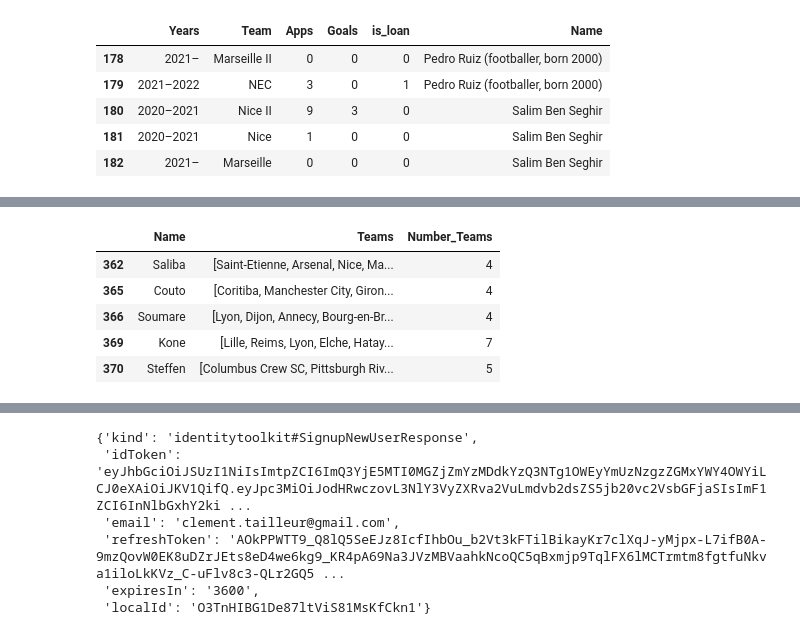
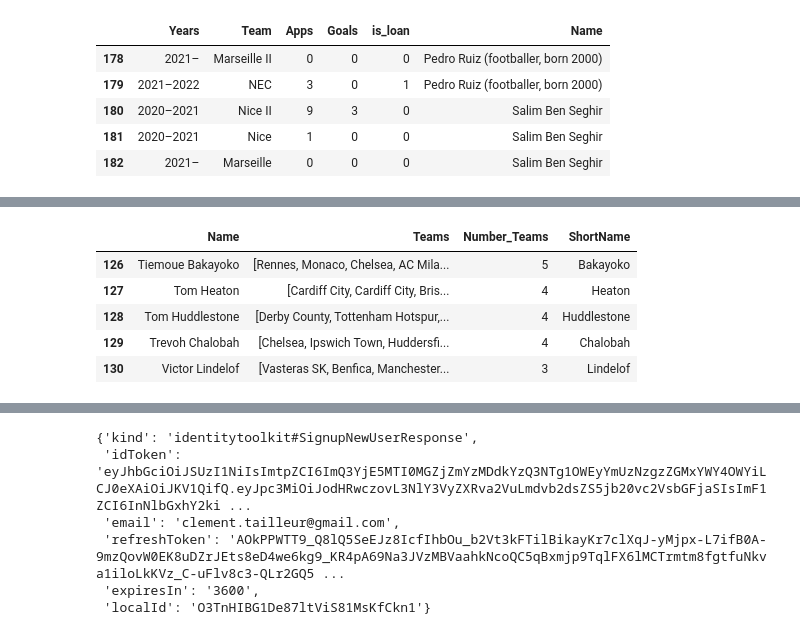
Before and after one commit to ClementTr/sellaci-backend, a Jupyter notebook: data_extract/Scrapper Wiki.ipynb, the cells around one changed output, grey strips where cells are left out. Saved outputs shown, nothing was run; the diff lists cells and outputs as text; code cells hidden in the pictures.

```diff
--- a/data_extract/Scrapper Wiki.ipynb
+++ b/data_extract/Scrapper Wiki.ipynb
@@ -132,9 +132,9 @@ for filename in all_files:
     df = pd.read_csv(filename, index_col=None, header=0)
     li.append(df)
 
-frame = pd.concat(li, axis=0, ignore_index=True).rename(columns={'Team': 'Teams'})[['Name', 'Teams']]
+frame = pd.concat(li, axis=0, ignore_index=True).rename(columns={'Team': 'Teams'})[['Name', 'Teams', 'Apps']]
 
-for c in frame.columns:
+for c in ['Name', 'Teams']:
     frame[c] = frame[c].apply(lambda x: unidecode(unquote(x.strip()))).str.replace(r"\(.*\)", "", regex=True)
 
 
@@ -142,6 +142,7 @@ frame = frame[
     (~frame['Teams'].str.endswith(' B'))
     & (~frame['Teams'].str.endswith(' II'))
     & (~frame['Teams'].str.endswith(' 2'))
+    & (frame['Apps'] > 20)
 ]
 frame.drop_duplicates(inplace=True)
 frame.tail()
@@ -155,3 +155,0 @@ frame.tail()
-# %%
-pd.set_option('display.max_rows', None)
-frame['Teams'].value_counts()
@@ -176,17 +156,17 @@ Name: Teams, dtype: int64
 # %%
 df_final = frame[['Name', 'Teams']].groupby('Name').agg({'Teams': lambda x: list(x)}).reset_index()
 df_final['Number_Teams'] = df_final['Teams'].apply(lambda x: len(x))
 df_final_workable = df_final[
     (df_final['Number_Teams'] >= 3)
     & (df_final['Name'].apply(lambda x: len(x.split())) < 3)
-].copy()
-df_final_workable['Name'] = df_final_workable['Name'].apply(lambda x: x.split()[-1])
+].copy().reset_index(drop=True)
+df_final_workable['ShortName'] = df_final_workable['Name'].apply(lambda x: x.split()[-1])
 df_final_workable.tail()
 # %% [output]
-|  | Name | Teams | Number_Teams |
-| 362 | Saliba | [Saint-Etienne, Arsenal, Nice, Ma... | 4 |
-| 365 | Couto | [Coritiba, Manchester City, Giron... | 4 |
-| 366 | Soumare | [Lyon, Dijon, Annecy, Bourg-en-Br... | 4 |
-| 369 | Kone | [Lille, Reims, Lyon, Elche, Hatay... | 7 |
-| 370 | Steffen | [Columbus Crew SC, Pittsburgh Riv... | 5 |
+|  | Name | Teams | Number_Teams | ShortName |
+| 126 | Tiemoue Bakayoko | [Rennes, Monaco, Chelsea, AC Mila... | 5 | Bakayoko |
+| 127 | Tom Heaton | [Cardiff City, Cardiff City, Bris... | 4 | Heaton |
+| 128 | Tom Huddlestone | [Derby County, Tottenham Hotspur,... | 4 | Huddlestone |
+| 129 | Trevoh Chalobah | [Chelsea, Ipswich Town, Huddersfi... | 4 | Chalobah |
+| 130 | Victor Lindelof | [Vasteras SK, Benfica, Manchester... | 3 | Lindelof |
 # %%
```
Also changed, not shown: parts of 22 cells of this notebook, 13 other files.
